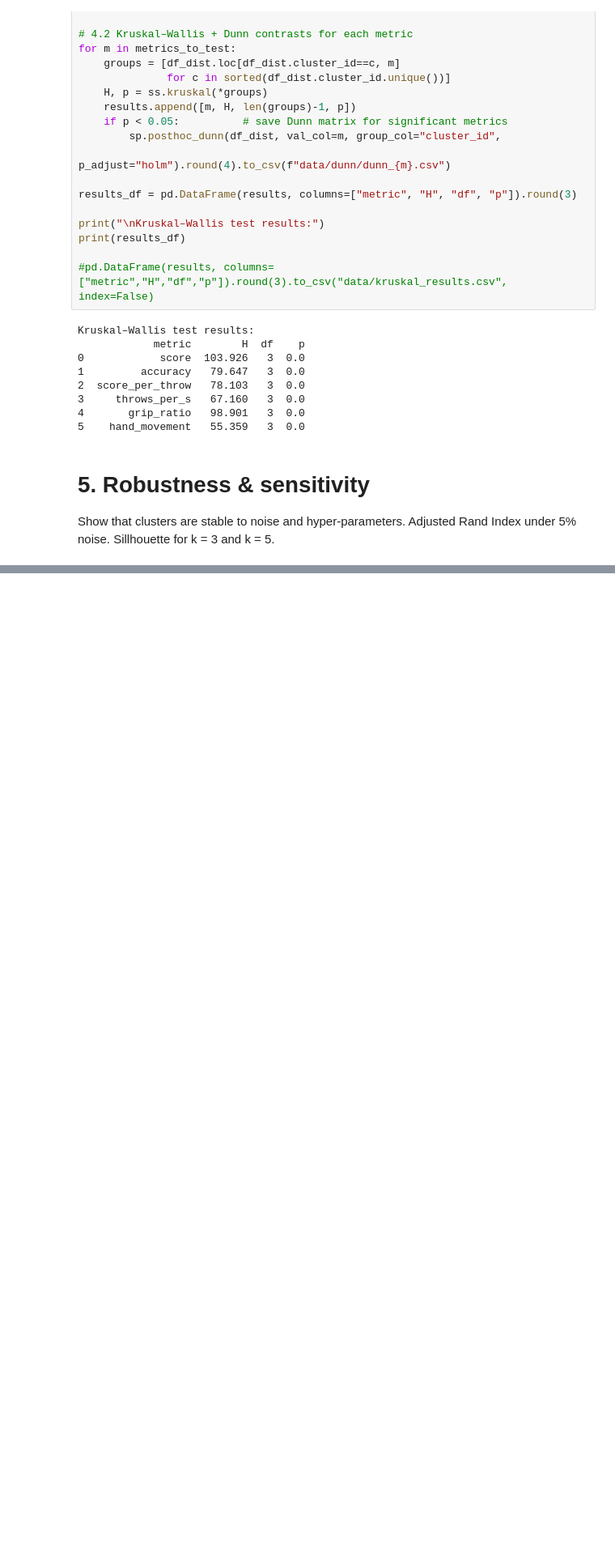
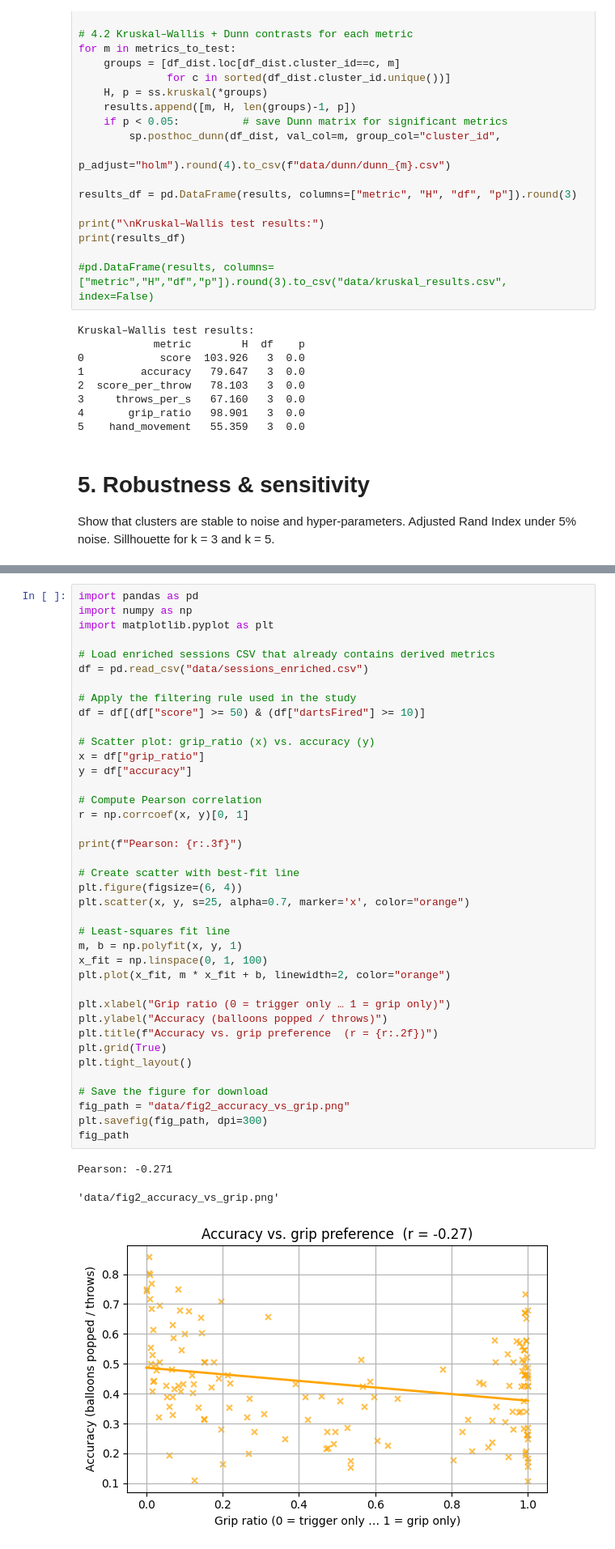
Before and after one commit to mihai-alexandru-grosu/vr-telemetry-analysis, a Jupyter notebook: analysis_main.ipynb, the cells around one changed output, grey strips where cells are left out. Shown: that part at 81% size. Saved outputs shown, nothing was run; the diff lists cells and outputs as text; blank space fills up the shorter version.

```diff
--- a/analysis_main.ipynb
+++ b/analysis_main.ipynb
@@ -411,0 +490,43 @@ Silhouette k=5: 0.229
+# %%
+import pandas as pd
+import numpy as np
+import matplotlib.pyplot as plt
+
+# Load enriched sessions CSV that already contains derived metrics
+df = pd.read_csv("data/sessions_enriched.csv")
+
+# Apply the filtering rule used in the study
+df = df[(df["score"] >= 50) & (df["dartsFired"] >= 10)]
+
+# Scatter plot: grip_ratio (x) vs. accuracy (y)
+x = df["grip_ratio"]
+y = df["accuracy"]
+
+# Compute Pearson correlation
+r = np.corrcoef(x, y)[0, 1]
+
+print(f"Pearson: {r:.3f}")
+
+# Create scatter with best-fit line
+plt.figure(figsize=(6, 4))
+plt.scatter(x, y, s=25, alpha=0.7, marker='x', color="orange")
+
+# Least-squares fit line
+m, b = np.polyfit(x, y, 1)
+x_fit = np.linspace(0, 1, 100)
+plt.plot(x_fit, m * x_fit + b, linewidth=2, color="orange")
+
+plt.xlabel("Grip ratio (0 = trigger only … 1 = grip only)")
+plt.ylabel("Accuracy (balloons popped / throws)")
+plt.title(f"Accuracy vs. grip preference  (r = {r:.2f})")
+plt.grid(True)
+plt.tight_layout()
+
+# Save the figure for download
+fig_path = "data/fig2_accuracy_vs_grip.png"
+plt.savefig(fig_path, dpi=300)
+fig_path
+# %% [output]
+Pearson: -0.271
+'data/fig2_accuracy_vs_grip.png'
+[figure, added]
```
Also changed, not shown: parts of 7 cells of this notebook, 5 other files.
